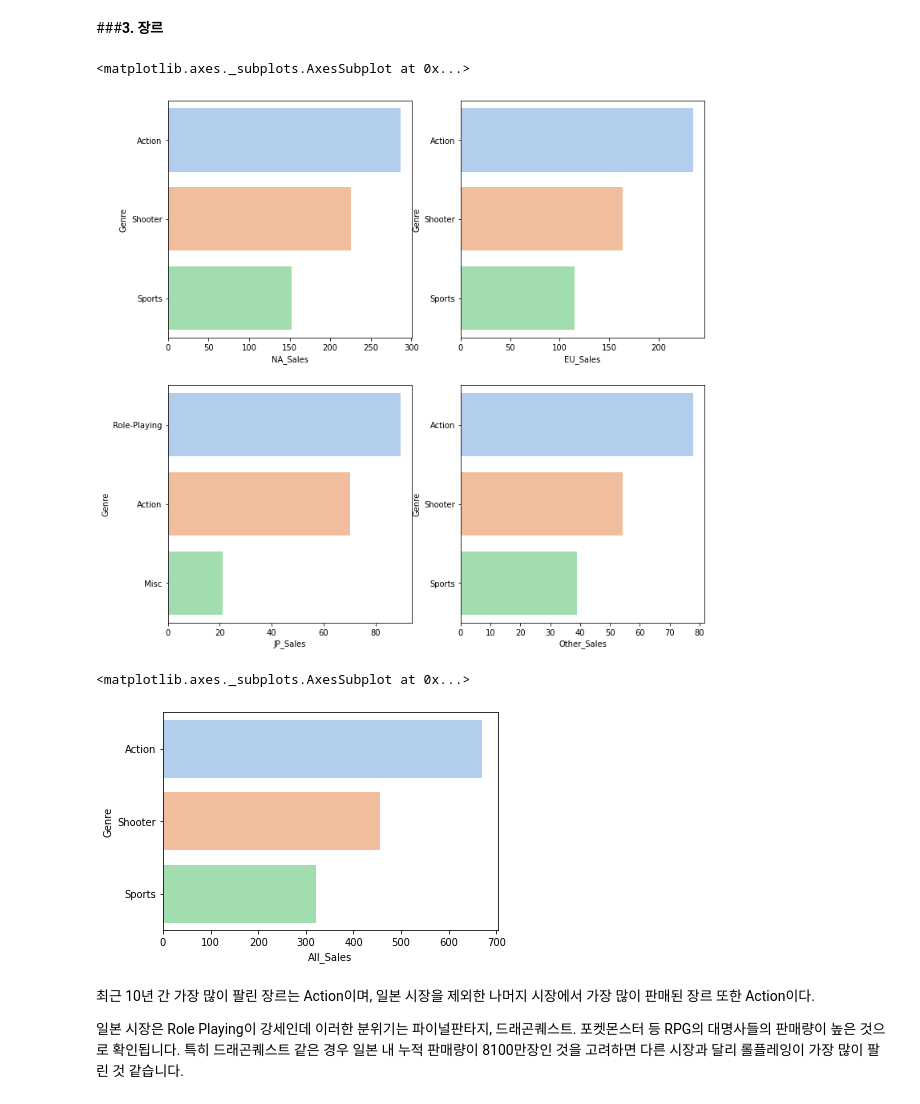
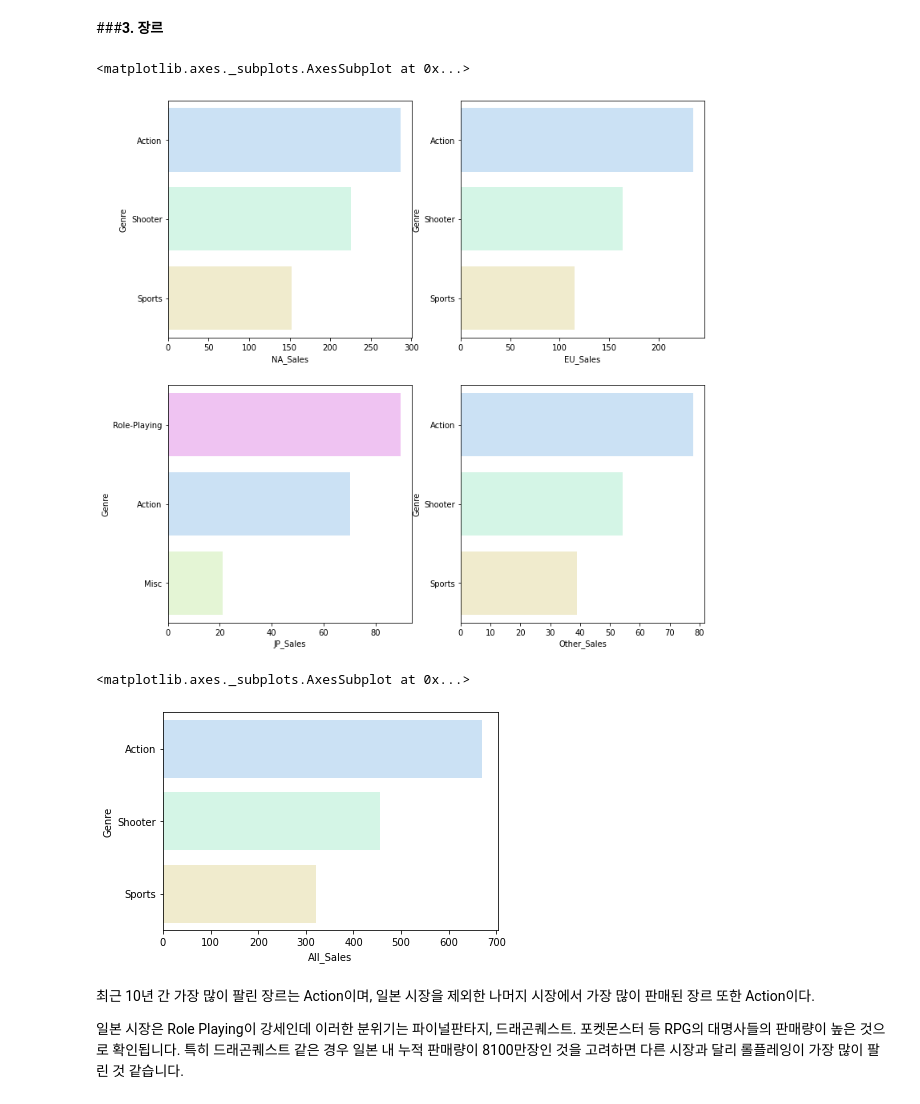
Before and after one commit to okok7272/CodeStatesProject, a Jupyter notebook: Section1/Project1_game_trends.ipynb, the cells around one changed output. Drawn from its saved outputs; the diff is of its cells as text; code cells hidden in the pictures.

```diff
--- a/Section1/Project1_game_trends.ipynb
+++ b/Section1/Project1_game_trends.ipynb
@@ -909,0 +997,9 @@ game_all[wi_cond]
+# %%
+plt.title("Wii Sport의 국가 별 판매량")
+sns.set_palette('pastel')
+C_labels=['NA','EU','JP','Other']
+explode=[0.05, 0.05, 0.05, 0.05]
+wedgeprops={'width': 0.7, 'edgecolor': 'w', 'linewidth': 5}
+
+plt.pie(wii_rto,labels=C_labels,explode=explode,autopct='%.1f%%',shadow=True,wedgeprops=wedgeprops)
+plt.show()
@@ -987,28 +1094,34 @@ sns.lineplot(x='Year',y='Other_Sales',data=ngames_yearOT,ci=False,alpha=0.9,pale
 # %%
 ngames_regeionNA=new_game.groupby('Genre', as_index=False )['NA_Sales'].sum()
 ngames_regeionEU=new_game.groupby('Genre', as_index=False )['EU_Sales'].sum()
 ngames_regeionJP=new_game.groupby('Genre', as_index=False )['JP_Sales'].sum()
 ngames_regeionOT=new_game.groupby('Genre', as_index=False )['Other_Sales'].sum()
 ngames_reNA= ngames_regeionNA.sort_values(by=['NA_Sales'], ascending=False).head(3)
 ngames_reEU= ngames_regeionEU.sort_values(by=['EU_Sales'], ascending=False).head(3)
 ngames_reJP= ngames_regeionJP.sort_values(by=['JP_Sales'], ascending=False).head(3)
 ngames_reOT= ngames_regeionOT.sort_values(by=['Other_Sales'], ascending=False).head(3)
-
+colorA=["#BEDFFA","#CAFAE5","#F5EEC2"]
+#act, shoot, sports
+colorB=["#F5B4FA","#BEDFFA","#E1FACB"]
 fig, ax= plt.subplots(ncols=2, nrows=2, figsize=(12,12))
-sns.barplot(ngames_reNA['NA_Sales'],ngames_reNA['Genre'], ax= ax[0,0],alpha=0.9,palette='pastel')
-sns.barplot(ngames_reEU['EU_Sales'],ngames_reEU['Genre'], ax= ax[0,1],alpha=0.9,palette='pastel')
-sns.barplot(ngames_reJP['JP_Sales'],ngames_reJP['Genre'], ax= ax[1,0],alpha=0.9,palette='pastel')
-sns.barplot(ngames_reOT['Other_Sales'],ngames_reOT['Genre'], ax= ax[1,1],alpha=0.9,palette='pastel')
+sns.set_palette(sns.color_palette(colorA))
+sns.barplot(ngames_reNA['NA_Sales'],ngames_reNA['Genre'], ax= ax[0,0],alpha=0.9)
+sns.barplot(ngames_reEU['EU_Sales'],ngames_reEU['Genre'], ax= ax[0,1],alpha=0.9)
+sns.barplot(ngames_reOT['Other_Sales'],ngames_reOT['Genre'], ax= ax[1,1],alpha=0.9)
+sns.set_palette(sns.color_palette(colorB))
+sns.barplot(ngames_reJP['JP_Sales'],ngames_reJP['Genre'], ax= ax[1,0],alpha=0.9)
 # %% [output]
 <matplotlib.axes._subplots.AxesSubplot at 0x...>
-[figure, old version]
+[figure, new version]
 # %%
+sns.set_palette(sns.color_palette(colorA))
+
 ngames_regeionALL=new_game.groupby('Genre', as_index=False )['All_Sales'].sum()
 ngra= ngames_regeionALL.sort_values(by=['All_Sales'], ascending=False).head(3)
-sns.barplot(ngra['All_Sales'],ngra['Genre'],alpha=0.9,palette='pastel')
+sns.barplot(ngra['All_Sales'],ngra['Genre'],alpha=0.9)
 # %% [output]
 <matplotlib.axes._subplots.AxesSubplot at 0x...>
-[figure, old version]
+[figure, new version]
 # %% [markdown]
 최근 10년 간 가장 많이 팔린 장르는 Action이며, 일본 시장을 제외한 나머지 시장에서 가장 많이 판매된 장르 또한 Action이다.
 
```
Also changed, not shown: parts of 17 cells of this notebook.
